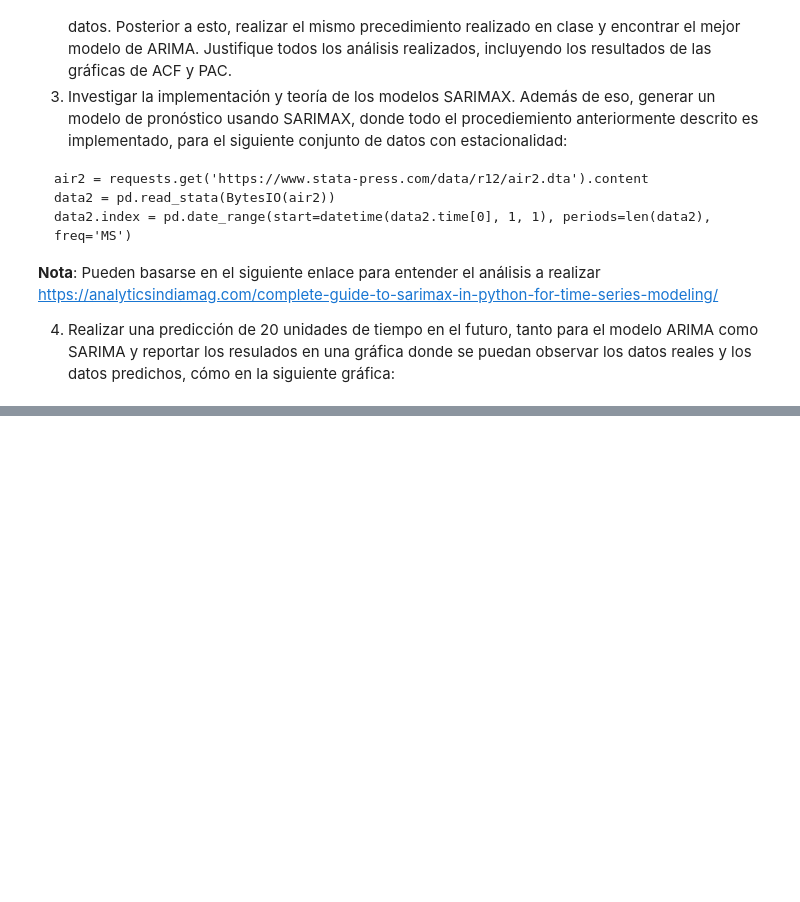
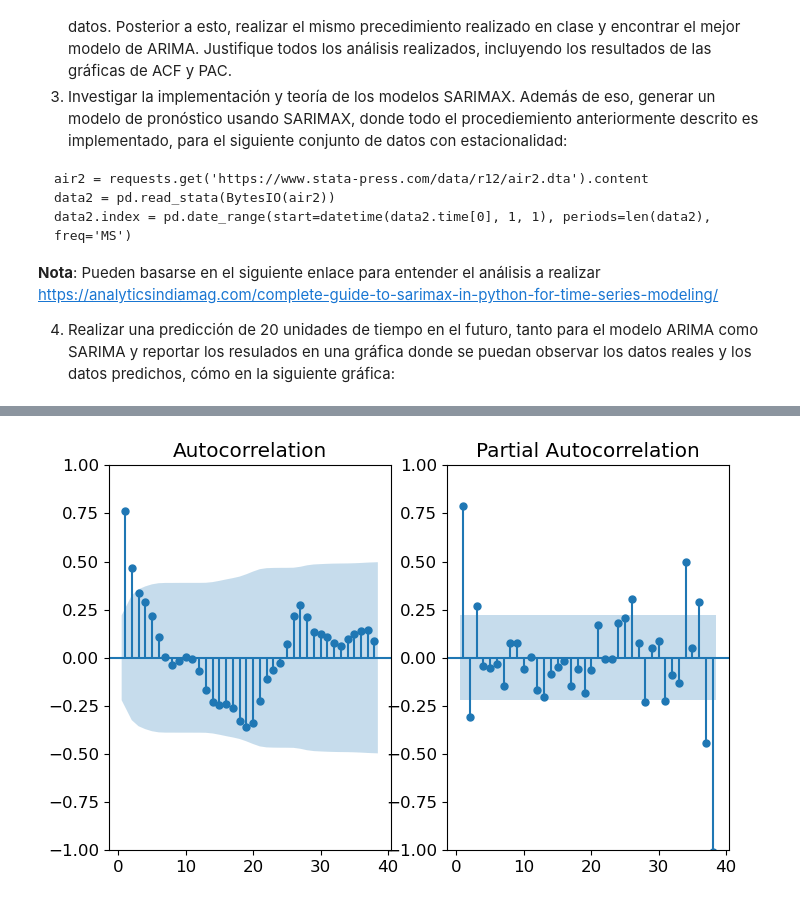
Before and after one commit to Claudia0806/Tarea2_CCCastillejos_LXPerez, a Jupyter notebook: Tarea2_CCCastillejos_LXPerez.ipynb, the cells around one changed output, grey strips where cells are left out. Saved outputs shown, nothing was run; the diff lists cells and outputs as text; code cells hidden in the pictures; blank space fills up the shorter version.

```diff
--- a/Tarea2_CCCastillejos_LXPerez.ipynb
+++ b/Tarea2_CCCastillejos_LXPerez.ipynb
@@ -57,0 +178,9 @@ FileNotFoundError: [Errno 2] No such file or directory: 'datasets/WWWusage.csv'
+# %%
+diff1_values = data_train.diff().dropna()
+
+print('ADF para derivada primer orden...\n')
+adf_test(diff1_values)
+
+diff2_values = data_train.diff().diff().dropna()
+print('ADF para derivada segundo orden...\n')
+adf_test(diff2_values)
@@ -57,0 +205,17 @@ FileNotFoundError: [Errno 2] No such file or directory: 'datasets/WWWusage.csv'
+# %%
+# 1. Graficar ACF y PACF
+def plot_acf_pacf(data, kwargs=dict()):
+    f = plt.figure(figsize=(8,5))
+
+    ax1 = f.add_subplot(121)
+
+    plot_acf(data, zero=False, ax=ax1, **kwargs)
+
+    ax2 = f.add_subplot(122)
+    plot_pacf(data, zero=False, ax=ax2, method='ols', **kwargs)
+
+    plt.show()
+
+plot_acf_pacf(diff1_values, {'lags':38})
+# %% [output]
+[figure, added]
```
Also changed, not shown: parts of 28 cells of this notebook.
